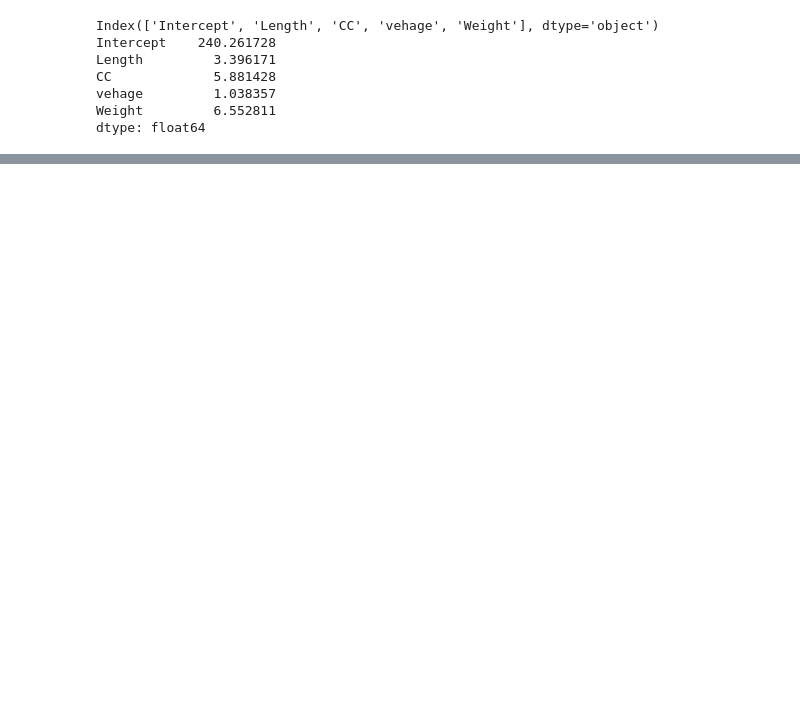
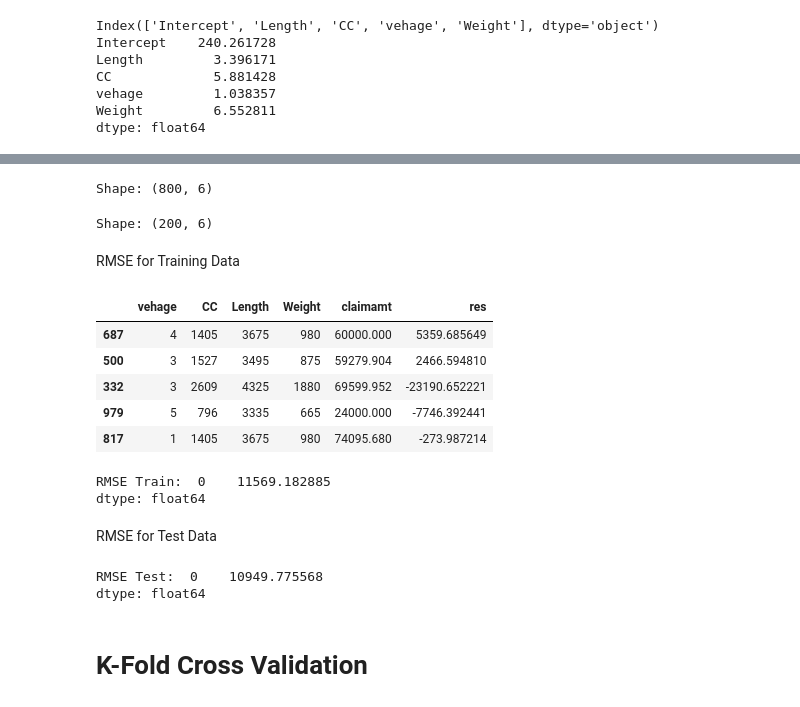
Before and after one commit to kochezz/EDA01_Pillar1e_PY, a Jupyter notebook: notebooks/03_Pillar1e_LCT3_FPM.ipynb, the cells around one changed output, grey strips where cells are left out. Cells and saved outputs as stored; diff of their text form; code cells hidden in the pictures; blank space fills up the shorter version.

```diff
--- a/notebooks/03_Pillar1e_LCT3_FPM.ipynb
+++ b/notebooks/03_Pillar1e_LCT3_FPM.ipynb
@@ -133,0 +159,7 @@ strong multicollinearity or other numerical problems.
+# %%
+# RMSE of the model
+
+motor = motor.assign(res=pd.Series(motormodel1.resid))
+
+RMSE = sqrt((motor['res']**2).mean())
+print("RMSE: ", RMSE)
@@ -133,0 +172,34 @@ strong multicollinearity or other numerical problems.
+# %%
+# Create Datasets for validation
+motor_train, motor_test = train_test_split(motor, test_size=0.2, random_state=0)
+# %%
+print("Shape:",motor_train.shape)
+# %% [output]
+Shape: (800, 6)
+# %%
+print("Shape:", motor_test.shape)
+# %% [output]
+Shape: (200, 6)
+# %% [markdown]
+RMSE for Training Data
+# %%
+motor_model = smf.ols('claimamt~Length+CC+vehage', data=motor_train).fit()
+motor_train = motor_train.assign(res=pd.Series(motor_model.resid))
+motor_train.head()
+# %% [output]
+|  | vehage | CC | Length | Weight | claimamt | res |
+| 687 | 4 | 1405 | 3675 | 980 | 60000.000 | 5359.685649 |
+| 500 | 3 | 1527 | 3495 | 875 | 59279.904 | 2466.594810 |
+| 332 | 3 | 2609 | 4325 | 1880 | 69599.952 | -23190.652221 |
+| 979 | 5 | 796 | 3335 | 665 | 24000.000 | -7746.392441 |
+| 817 | 1 | 1405 | 3675 | 980 | 74095.680 | -273.987214 |
+# %%
+# RMSE
+
+RMSEtrain = pd.Series(np.sqrt((motor_train['res']**2).mean()))
+print("RMSE Train: ", RMSEtrain)
+# %% [output]
+RMSE Train:  0    11569.182885
+dtype: float64
+# %% [markdown]
+RMSE for Test Data
@@ -133,0 +209,9 @@ strong multicollinearity or other numerical problems.
+# %%
+# RMSE
+RMSEtest = pd.Series(np.sqrt((motor_test['res']**2).mean()))
+print("RMSE Test: ", RMSEtest)
+# %% [output]
+RMSE Test:  0    10949.775568
+dtype: float64
+# %% [markdown]
+# K-Fold Cross Validation
```
Also changed, not shown: parts of 15 cells of this notebook.
